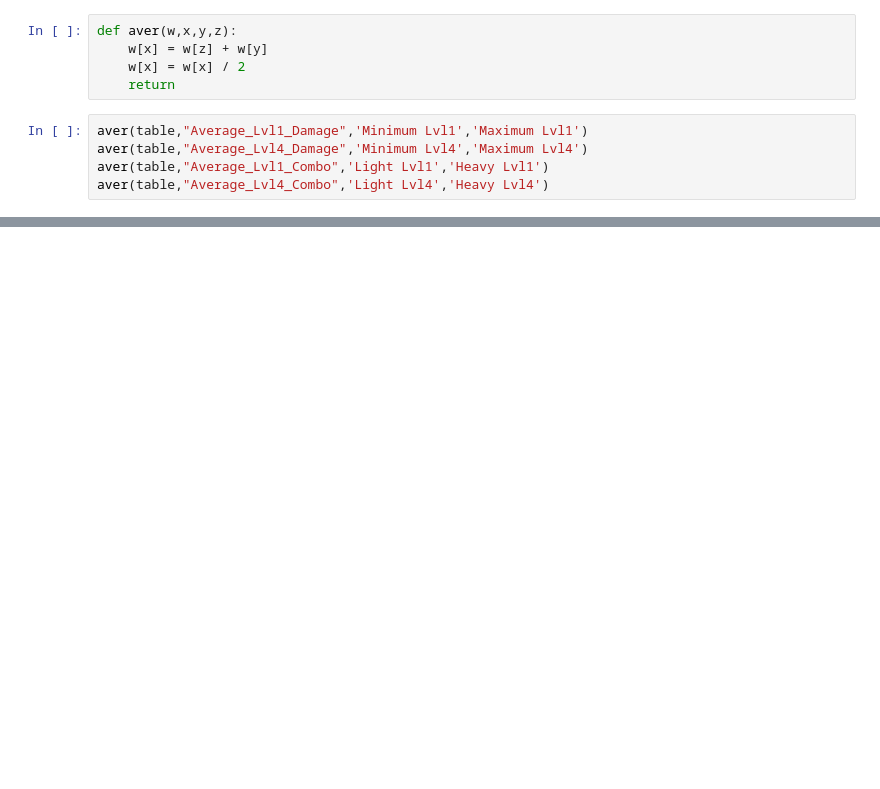
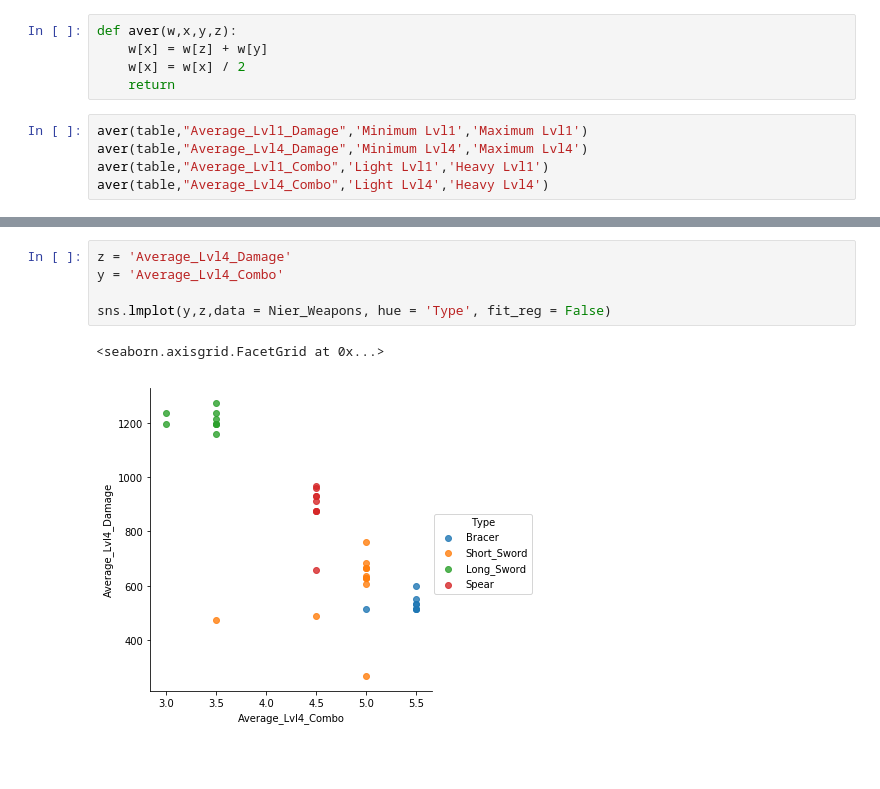
Before and after one commit to TMazzeo22/Projects, a Jupyter notebook: Nier_Cleaning_Visualization.ipynb, the cells around one changed output, grey strips where cells are left out. Cells and saved outputs as stored; diff of their text form; blank space fills up the shorter version.

```diff
--- a/Nier_Cleaning_Visualization.ipynb
+++ b/Nier_Cleaning_Visualization.ipynb
@@ -222,0 +252,10 @@ Nier_Weapons.describe()
+# %%
+z = 'Average_Lvl4_Damage'
+y = 'Average_Lvl4_Combo'
+
+sns.lmplot(y,z,data = Nier_Weapons, hue = 'Type', fit_reg = False)
+# %% [output]
+<seaborn.axisgrid.FacetGrid at 0x...>
+[figure, added]
+# %% [markdown]
+###
```
Also changed, not shown: parts of 8 cells of this notebook, 1 other file.
